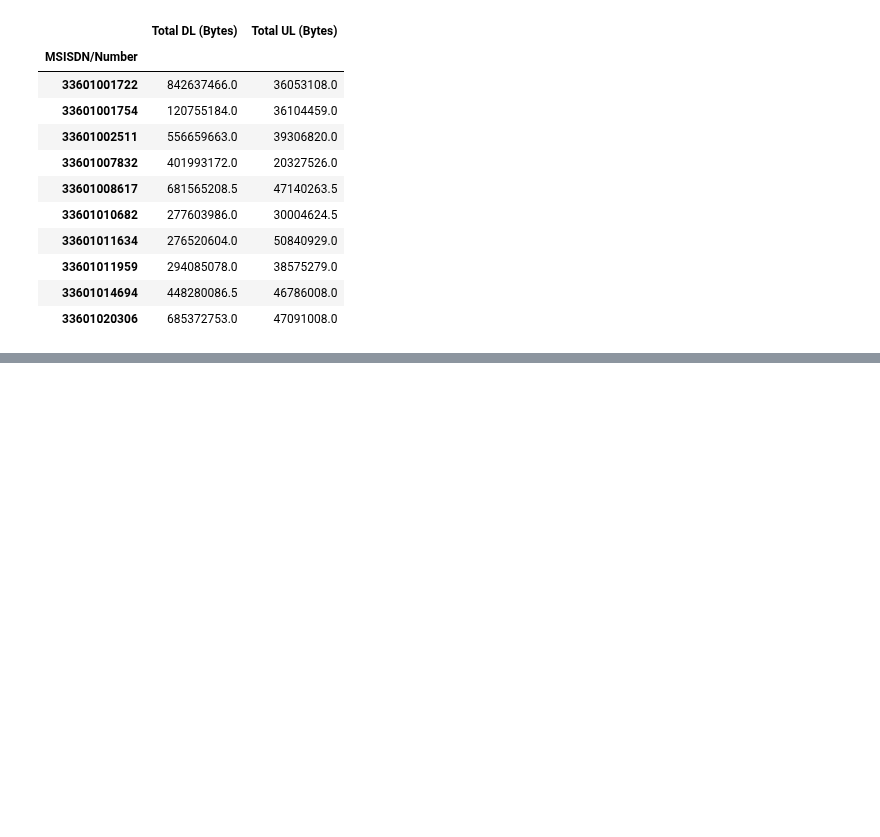
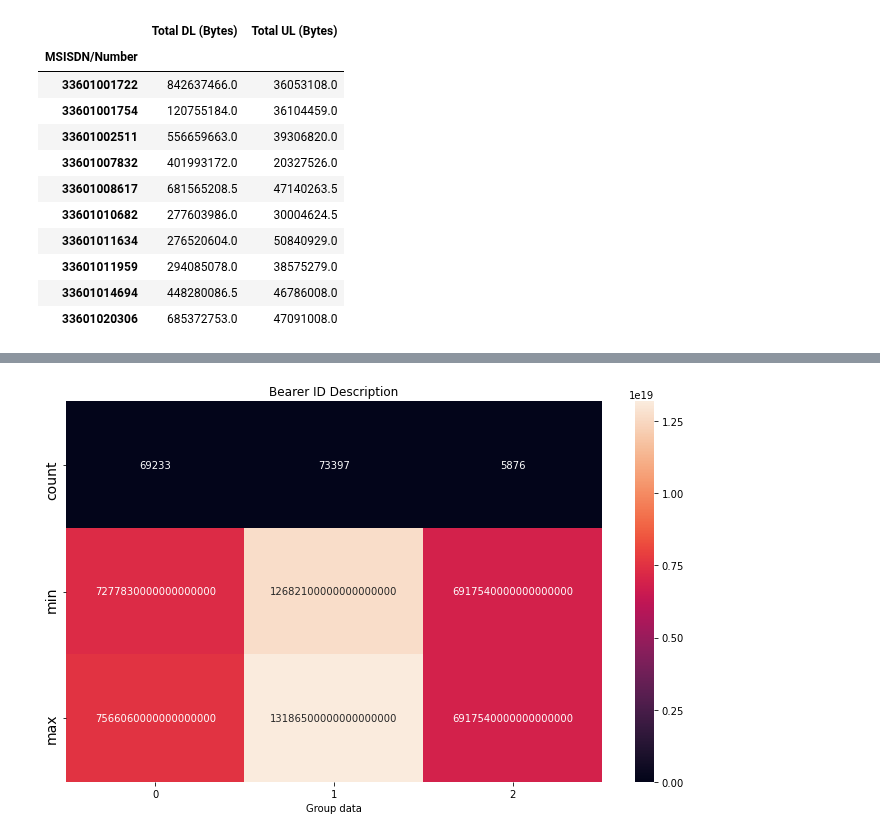
Before and after one commit to comsavvy/Data-analysis-for-business, a Jupyter notebook: Data analysis1.ipynb, the cells around one changed output, grey strips where cells are left out. Cells and saved outputs as stored; diff of their text form; code cells hidden in the pictures; blank space fills up the shorter version.

```diff
--- a/Data analysis1.ipynb
+++ b/Data analysis1.ipynb
@@ -545,0 +621,7 @@ session.agg({
+# %%
+plt.figure(figsize= (12, 7))
+sns.heatmap(model_desc.xs('Bearer Id').loc[['count', 'min', 'max'], :], annot= True, fmt= '.0f')
+plt.yticks(fontsize= 14)
+plt.title('Bearer ID Description');
+# %% [output]
+[figure, added]
```
Also changed, not shown: parts of 22 cells of this notebook.
